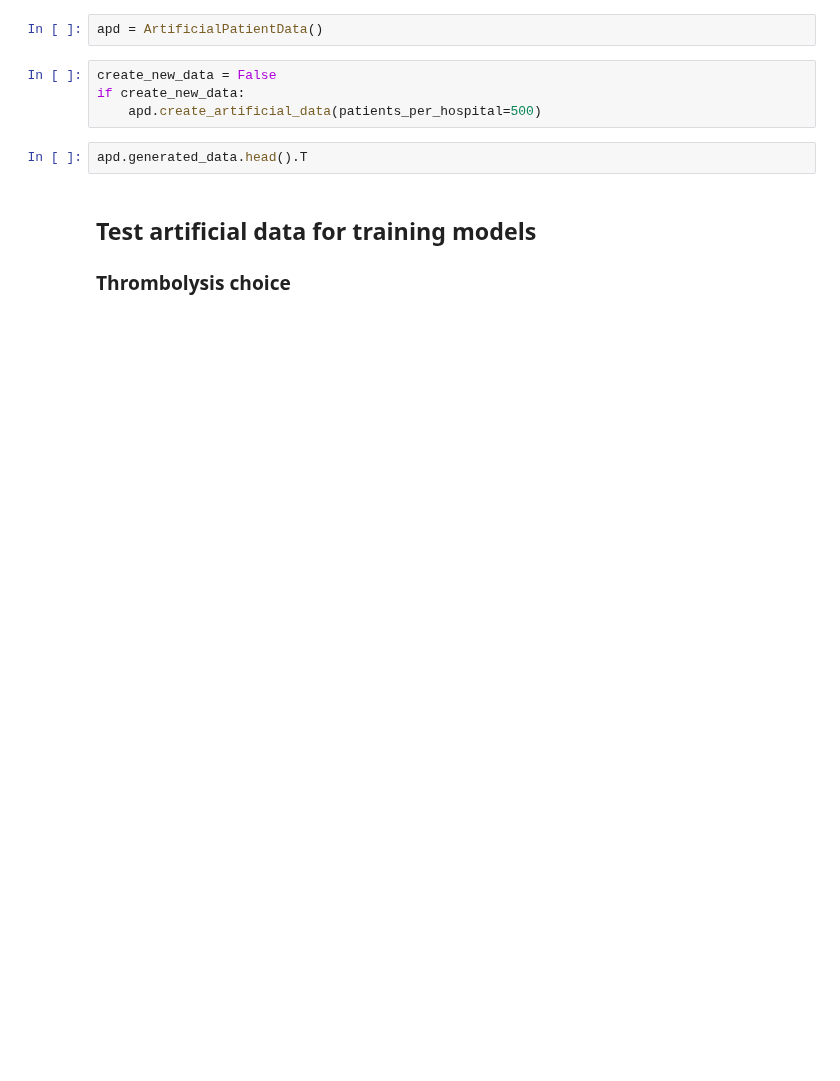
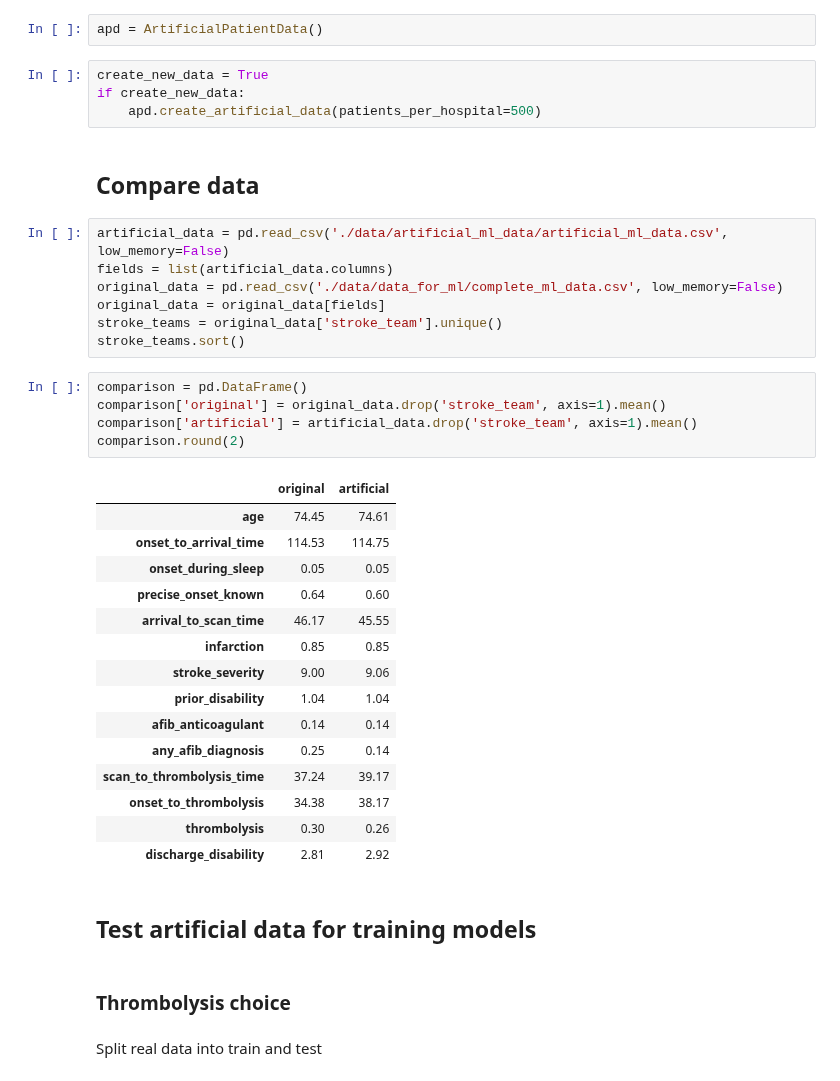
Before and after one commit to samuel-book/samuel_2_production, a Jupyter notebook: 5_artificial_data.ipynb, the cells around one changed output. Saved outputs shown, nothing was run; the diff lists cells and outputs as text; blank space fills up the shorter version.

Commit message:
Generate and test artificial data

```diff
--- a/5_artificial_data.ipynb
+++ b/5_artificial_data.ipynb
@@ -12,12 +22,42 @@ from utils.artificial_data import ArtificialPatientData
 # %%
 apd = ArtificialPatientData()
 # %%
-create_new_data = False
+create_new_data = True
 if create_new_data:
     apd.create_artificial_data(patients_per_hospital=500)
-# %%
-apd.generated_data.head().T
+# %% [markdown]
+## Compare data
+# %%
+artificial_data = pd.read_csv('./data/artificial_ml_data/artificial_ml_data.csv', low_memory=False)
+fields = list(artificial_data.columns)
+original_data = pd.read_csv('./data/data_for_ml/complete_ml_data.csv', low_memory=False)
+original_data = original_data[fields]
+stroke_teams = original_data['stroke_team'].unique()
+stroke_teams.sort()
+# %%
+comparison = pd.DataFrame()
+comparison['original'] = original_data.drop('stroke_team', axis=1).mean()
+comparison['artificial'] = artificial_data.drop('stroke_team', axis=1).mean()
+comparison.round(2)
+# %% [output]
+|  | original | artificial |
+| age | 74.45 | 74.61 |
+| onset_to_arrival_time | 114.53 | 114.75 |
+| onset_during_sleep | 0.05 | 0.05 |
+| precise_onset_known | 0.64 | 0.60 |
+| arrival_to_scan_time | 46.17 | 45.55 |
+| infarction | 0.85 | 0.85 |
+| stroke_severity | 9.00 | 9.06 |
+| prior_disability | 1.04 | 1.04 |
+| afib_anticoagulant | 0.14 | 0.14 |
+| any_afib_diagnosis | 0.25 | 0.14 |
+| scan_to_thrombolysis_time | 37.24 | 39.17 |
+| onset_to_thrombolysis | 34.38 | 38.17 |
+| thrombolysis | 0.30 | 0.26 |
+| discharge_disability | 2.81 | 2.92 |
 # %% [markdown]
 ## Test artificial data for training models
-
-### Thrombolysis choice
+# %% [markdown]
+### Thrombolysis choice
+# %% [markdown]
+Split real data into train and test
```
Also changed, not shown: parts of 18 cells of this notebook, 1 other file.
